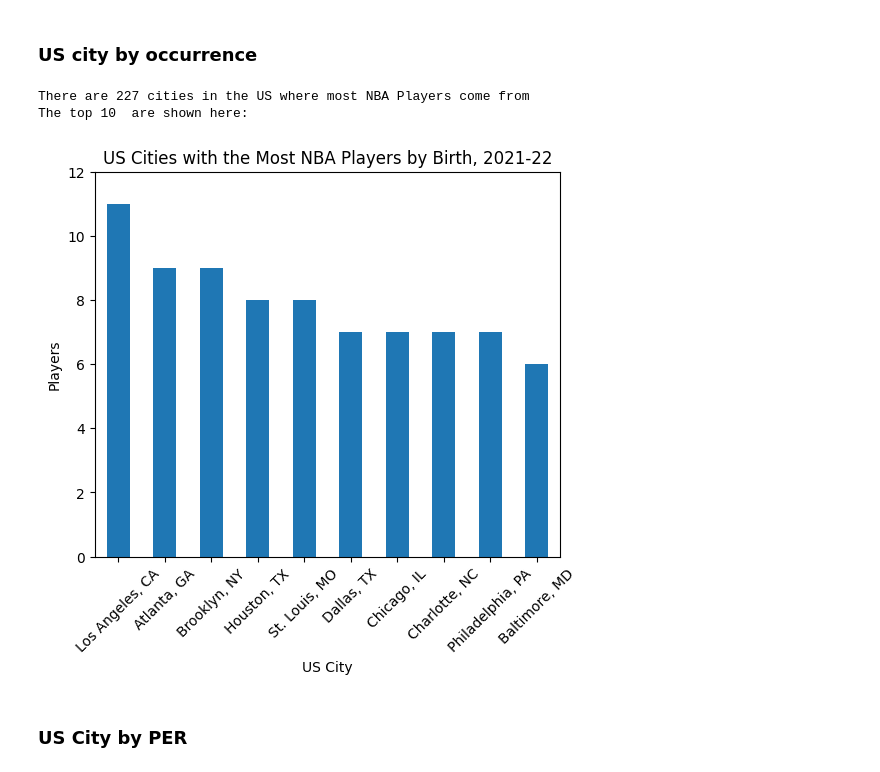
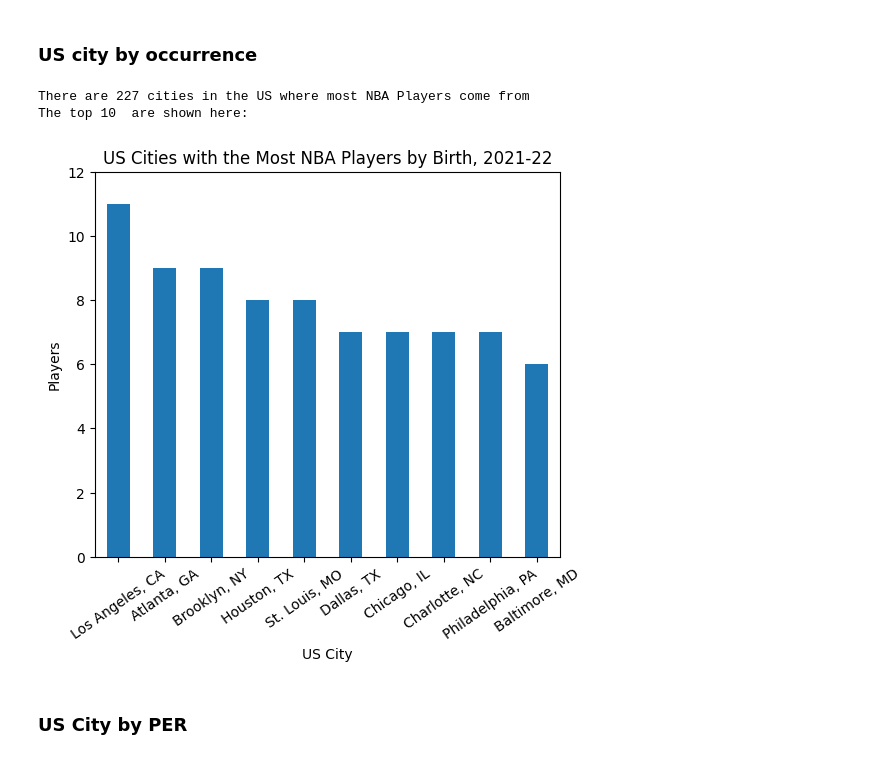
Before and after one commit to meeyoungPH/nba_superlatives, a Jupyter notebook: origin/NBA Geographical Analysis_v2.ipynb, the cells around one changed output. Cells and saved outputs as stored; diff of their text form; code cells hidden in the pictures.

Commit message:
figure text rotation

```diff
--- a/origin/NBA Geographical Analysis_v2.ipynb
+++ b/origin/NBA Geographical Analysis_v2.ipynb
@@ -185,35 +185,35 @@ players_by_uscity_clean = players_by_uscity.copy()
 n = 10
 uscity = players_by_uscity_clean['Player US Full City'].value_counts()[:n].index.tolist()
 players = players_by_uscity_clean['Player US Full City'].value_counts()[:n].values.tolist()
 
 #Dataframe creation for analysis
 uscity_data = {'US City': uscity ,'Players': players}
 
 uscity_df = pd.DataFrame(uscity_data).reset_index(drop=True)
 uscity_df.set_index('US City',inplace=True, drop=True)
 
 #Dataframe filtering plot
 players_by_uscity_analysis_bar = uscity_df
 
 #Dataframe plot
 players_by_uscity_analysis_bar.plot(kind="bar", legend=False, ylabel="Players", figsize=(6,5))
 
 #Dataframe export to csv
 uscity_df.to_csv(f'{path}players_top10_2022_uscity.csv', encoding='utf-8-sig')
 
 plt.ylim(0,12)
-plt.xticks(rotation=45)
+plt.xticks(rotation=35)
 plt.title('US Cities with the Most NBA Players by Birth, 2021-22')
 plt.savefig(f'{path}players_top10_2022_uscity.png',bbox_inches='tight')
 
 print(f'There are {players_by_uscity_clean["Player US Full City"].nunique()} cities in the US where most NBA Players come from')
 print(f'The top 10  are shown here:')
 
 plt.show()
 # %% [output]
 There are 227 cities in the US where most NBA Players come from
 The top 10  are shown here:
-[figure, old version]
+[figure, new version]
 # %% [markdown]
 ### US City by PER
 # %%
```
Also changed, not shown: parts of 7 cells of this notebook, 8 other files.
